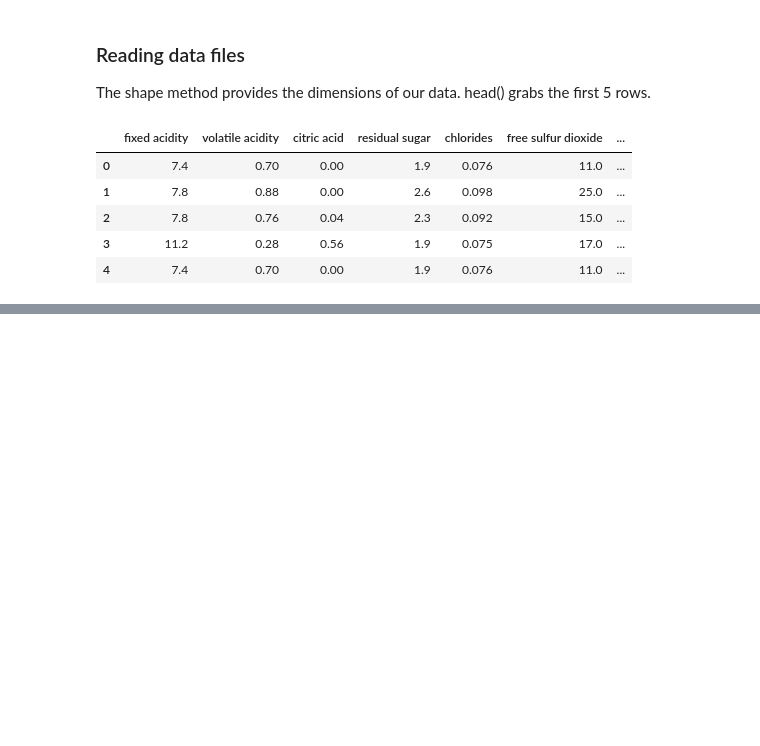
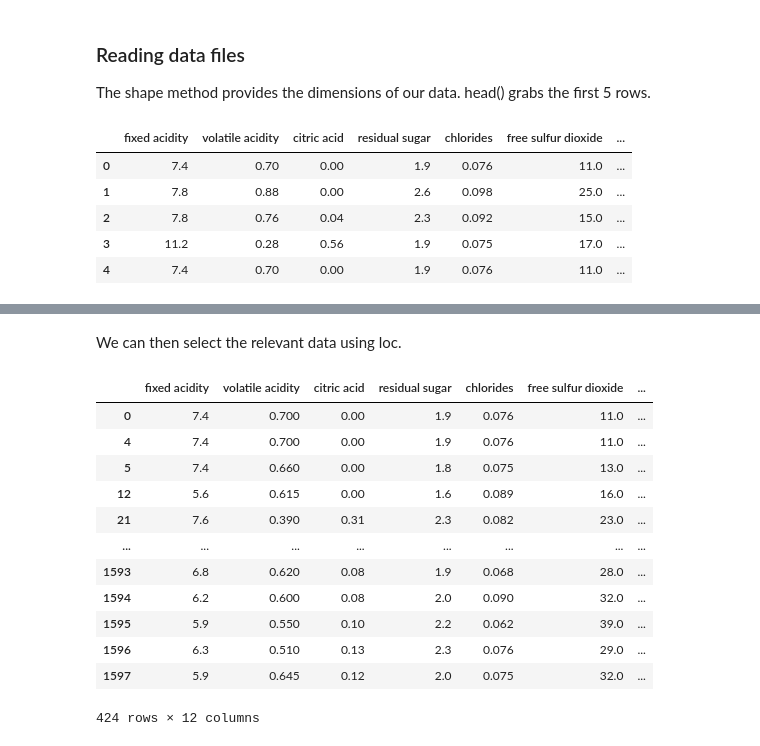
Before and after one commit to alihuss1017/ML-Notes, a Jupyter notebook: machine-learning/intro-to-pandas.ipynb, the cells around one changed output, grey strips where cells are left out. Saved outputs shown, nothing was run; the diff lists cells and outputs as text; code cells hidden in the pictures; blank space fills up the shorter version.

```diff
--- a/machine-learning/intro-to-pandas.ipynb
+++ b/machine-learning/intro-to-pandas.ipynb
@@ -37,0 +140,18 @@ wine_data.head()
+# %% [markdown]
+We can then select the relevant data using loc.
+# %%
+wine_data.loc[wine_data.pH>=3.4]
+# %% [output]
+|  | fixed acidity | volatile acidity | citric acid | residual sugar | chlorides | free sulfur dioxide | ... |
+| 0 | 7.4 | 0.700 | 0.00 | 1.9 | 0.076 | 11.0 | ... |
+| 4 | 7.4 | 0.700 | 0.00 | 1.9 | 0.076 | 11.0 | ... |
+| 5 | 7.4 | 0.660 | 0.00 | 1.8 | 0.075 | 13.0 | ... |
+| 12 | 5.6 | 0.615 | 0.00 | 1.6 | 0.089 | 16.0 | ... |
+| 21 | 7.6 | 0.390 | 0.31 | 2.3 | 0.082 | 23.0 | ... |
+| ... | ... | ... | ... | ... | ... | ... | ... |
+| 1593 | 6.8 | 0.620 | 0.08 | 1.9 | 0.068 | 28.0 | ... |
+| 1594 | 6.2 | 0.600 | 0.08 | 2.0 | 0.090 | 32.0 | ... |
+| 1595 | 5.9 | 0.550 | 0.10 | 2.2 | 0.062 | 39.0 | ... |
+| 1596 | 6.3 | 0.510 | 0.13 | 2.3 | 0.076 | 29.0 | ... |
+| 1597 | 5.9 | 0.645 | 0.12 | 2.0 | 0.075 | 32.0 | ... |
+424 rows × 12 columns
```
Also changed, not shown: parts of 35 cells of this notebook, 20 other files.
